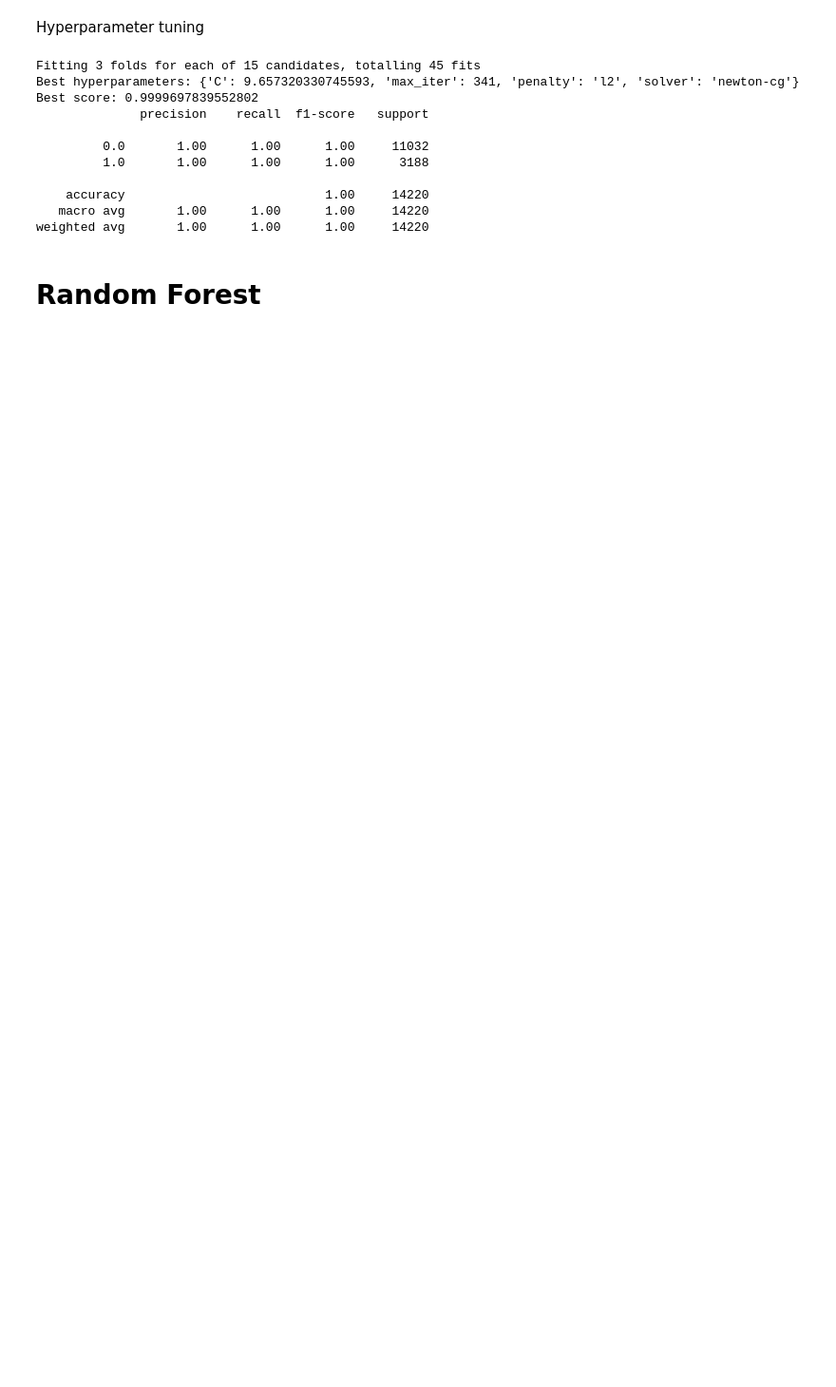
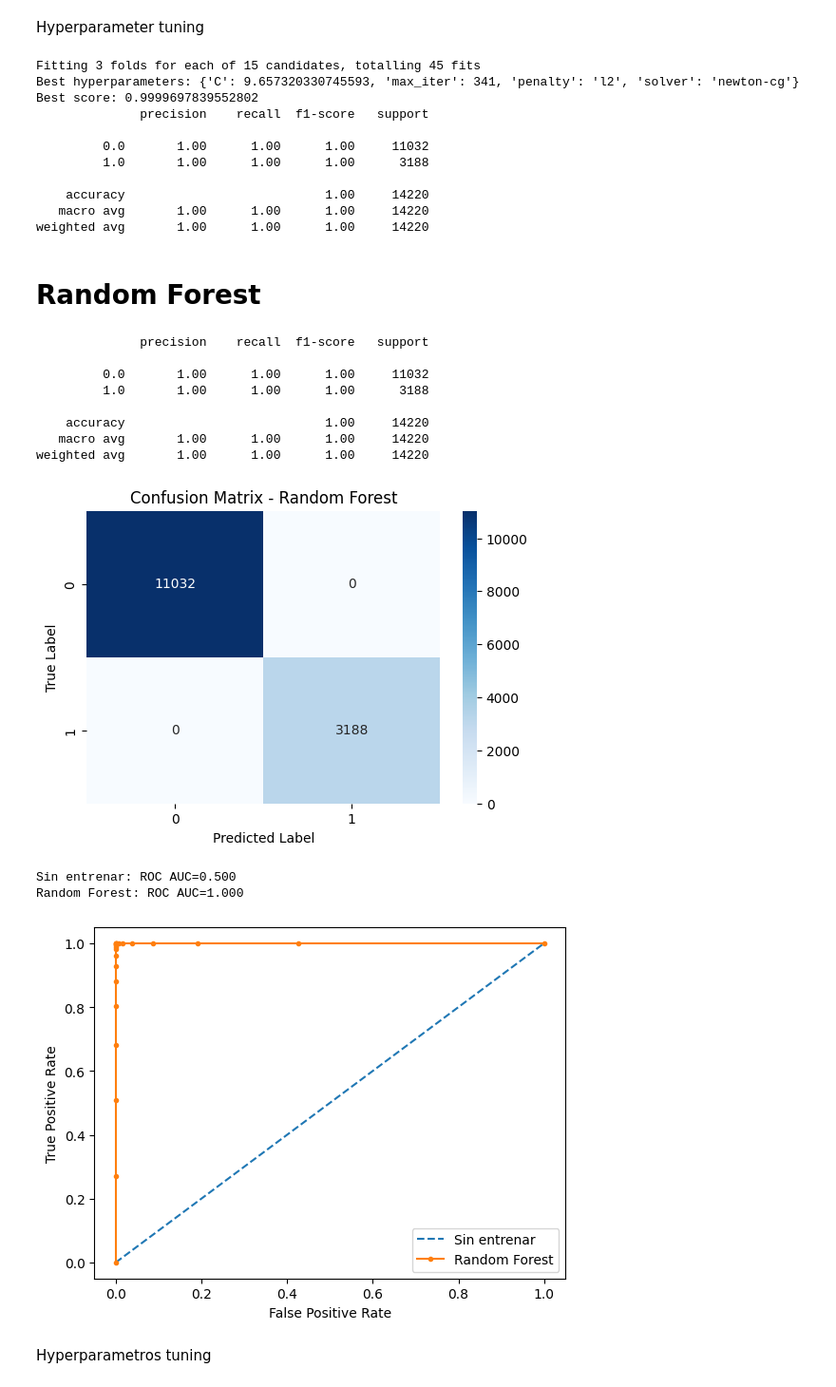
Before and after one commit to luciana11levy/coder, a Jupyter notebook: Data_science_Australia_RainIII.ipynb, the cells around one changed output. Shown at 95% size. Saved outputs shown, nothing was run; the diff lists cells and outputs as text; code cells hidden in the pictures; blank space fills up the shorter version.

```diff
--- a/Data_science_Australia_RainIII.ipynb
+++ b/Data_science_Australia_RainIII.ipynb
@@ -697,7 +697,7 @@ X_train, X_test, y_train, y_test = train_test_split(X, y, test_size=0.1, random_
 # %%
 
 # Aplicar SMOTE para balancear las clases
-smote = SMOTE(k_neighbors=5,random_state=42)
+smote = SMOTE(k_neighbors=2,random_state=42)
 X_train_smote, y_train_smote = smote.fit_resample(X_train, y_train)
 
 values_counts_SMOTE = np.asarray(np.unique(y_train_smote, return_counts=True))
@@ -833,3 +862,63 @@ Best score: 0.9999697839552802
 weighted avg       1.00      1.00      1.00     14220
 # %% [markdown]
 # Random Forest
+# %%
+
+
+# Random Forest
+from sklearn.ensemble import RandomForestClassifier
+
+# Initialize and train the Random Forest Classifier
+rf_classifier = RandomForestClassifier(random_state=42)
+rf_classifier.fit(X_train_smote, y_train_smote)
+
+# Make predictions on the test set
+y_pred_rf = rf_classifier.predict(X_test)
+
+# Evaluate the model
+print(classification_report(y_test, y_pred_rf))
+
+# Confusion Matrix
+cm_rf = confusion_matrix(y_test, y_pred_rf)
+plt.figure(figsize=(6, 4))
+sns.heatmap(cm_rf, annot=True, fmt="d", cmap="Blues")
+plt.title("Confusion Matrix - Random Forest")
+plt.xlabel("Predicted Label")
+plt.ylabel("True Label")
+plt.show()
+
+# ROC Curve and AUC
+rf_probs = rf_classifier.predict_proba(X_test)
+rf_probs = rf_probs[:, 1]
+rf_auc = roc_auc_score(y_test, rf_probs)
+
+ns_probs = [0 for _ in range(len(y_test))]
+ns_auc = roc_auc_score(y_test, ns_probs)
+
+ns_fpr, ns_tpr, _ = roc_curve(y_test, ns_probs)
+rf_fpr, rf_tpr, _ = roc_curve(y_test, rf_probs)
+
+print('Sin entrenar: ROC AUC=%.3f' % (ns_auc))
+print('Random Forest: ROC AUC=%.3f' % (rf_auc))
+
+plt.plot(ns_fpr, ns_tpr, linestyle='--', label='Sin entrenar')
+plt.plot(rf_fpr, rf_tpr, marker='.', label='Random Forest')
+plt.ylabel('True Positive Rate')
+plt.xlabel('False Positive Rate')
+plt.legend()
+plt.show()
+# %% [output]
+              precision    recall  f1-score   support
+
+         0.0       1.00      1.00      1.00     11032
+         1.0       1.00      1.00      1.00      3188
+
+    accuracy                           1.00     14220
+   macro avg       1.00      1.00      1.00     14220
+weighted avg       1.00      1.00      1.00     14220
+[figure, added]
+Sin entrenar: ROC AUC=0.500
+Random Forest: ROC AUC=1.000
+[figure, added]
+# %% [markdown]
+Hyperparametros tuning
```
Also changed, not shown: parts of 14 cells of this notebook.
